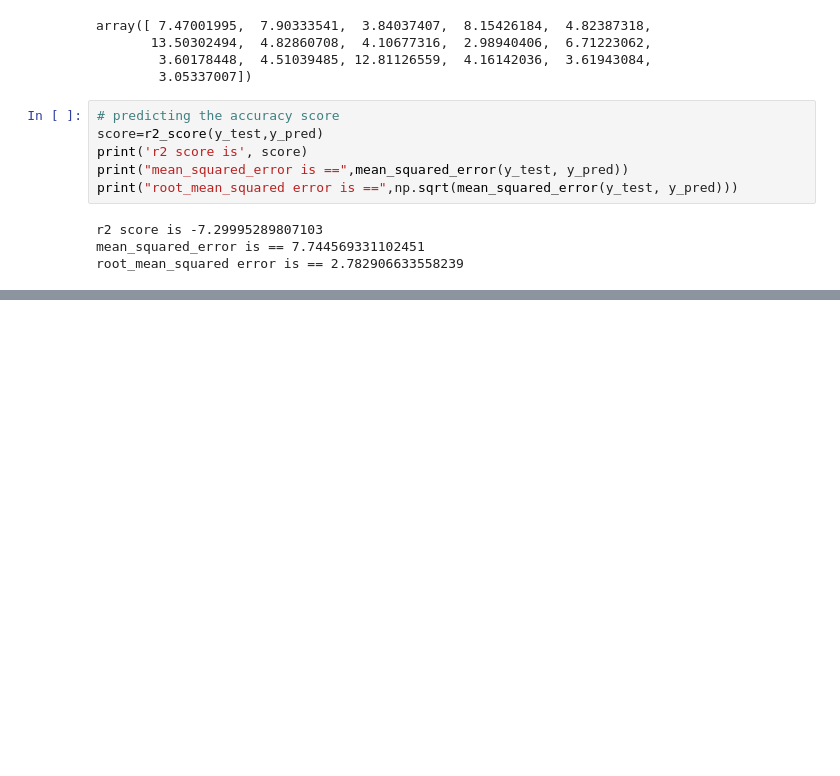
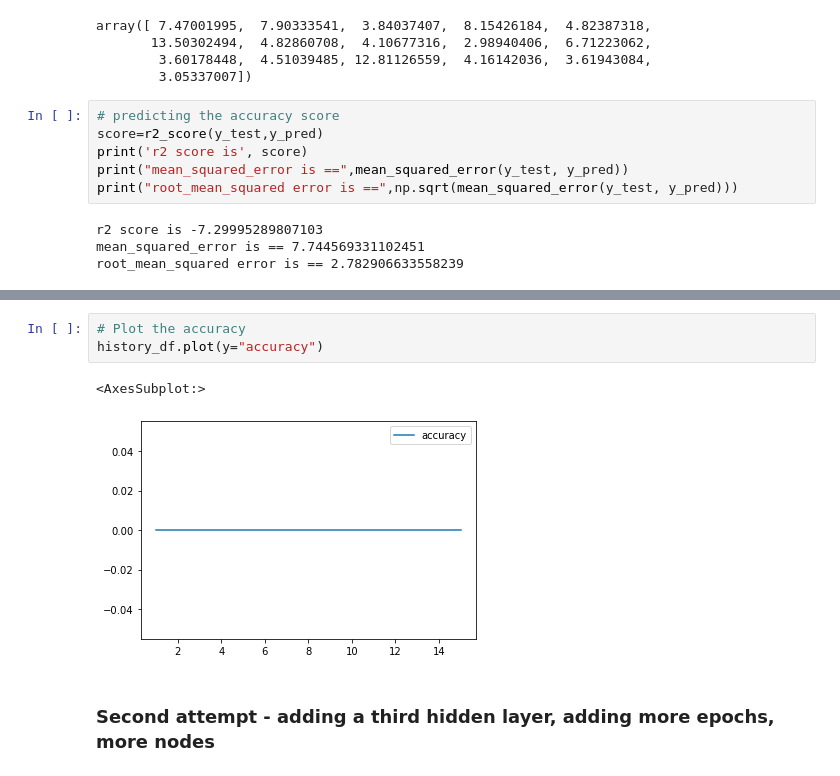
Before and after one commit to Kuldeep200/Covid-19, a Jupyter notebook: Final_Project_ML_models.ipynb, the cells around one changed output, grey strips where cells are left out. Cells and saved outputs as stored; diff of their text form; blank space fills up the shorter version.

```diff
--- a/UNEM_RegressionExamples.ipynb
+++ b/Final_Project_ML_models.ipynb
@@ -454,0 +595,8 @@ predictions_df.to_csv('Covid-19/Resources/CSV files/predictions.csv')
+# %%
+# Plot the accuracy
+history_df.plot(y="accuracy")
+# %% [output]
+<AxesSubplot:>
+[figure, added]
+# %% [markdown]
+### Second attempt - adding a third hidden layer, adding more epochs, more nodes
```
Also changed, not shown: parts of 40 cells of this notebook, 13 other files.
